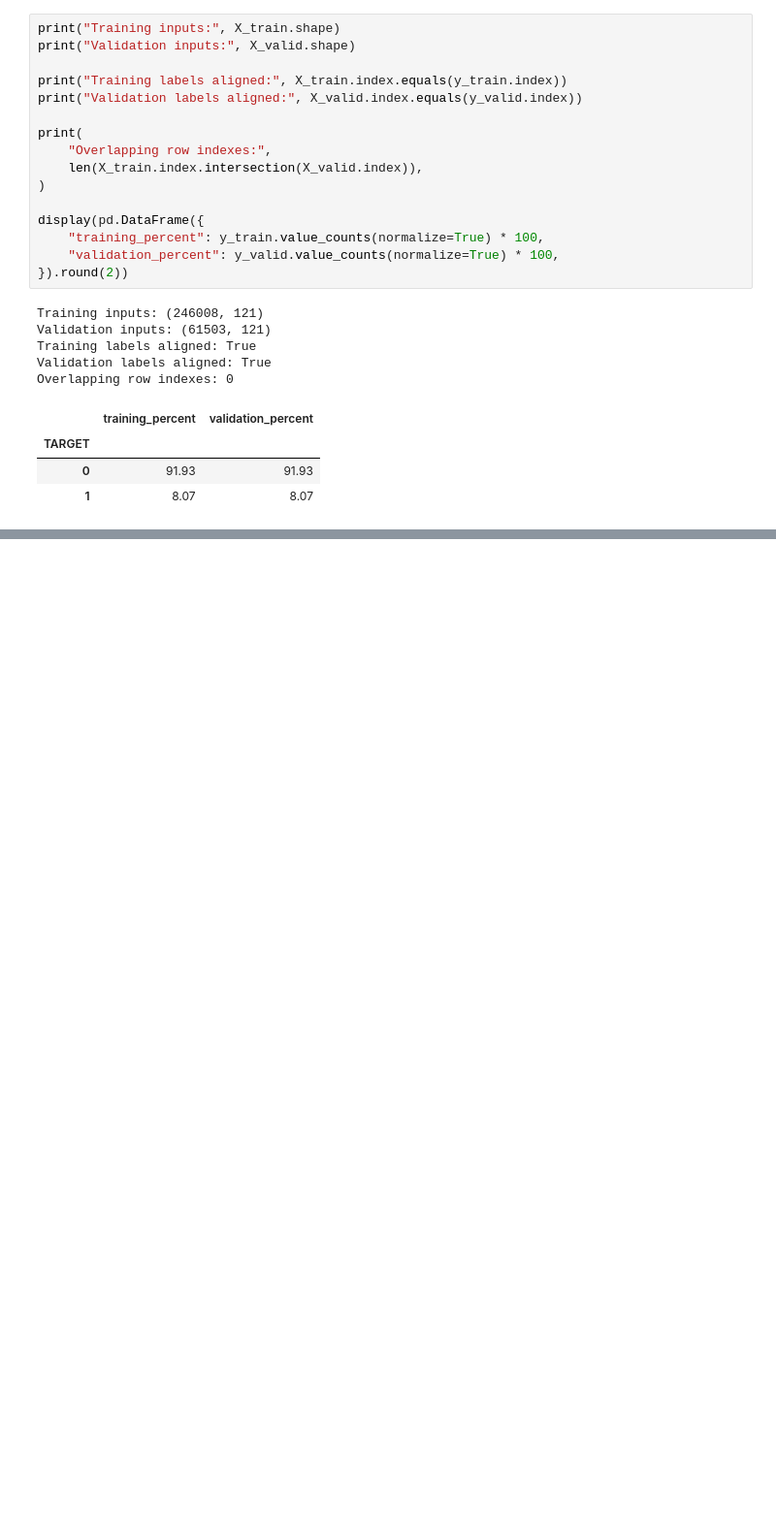
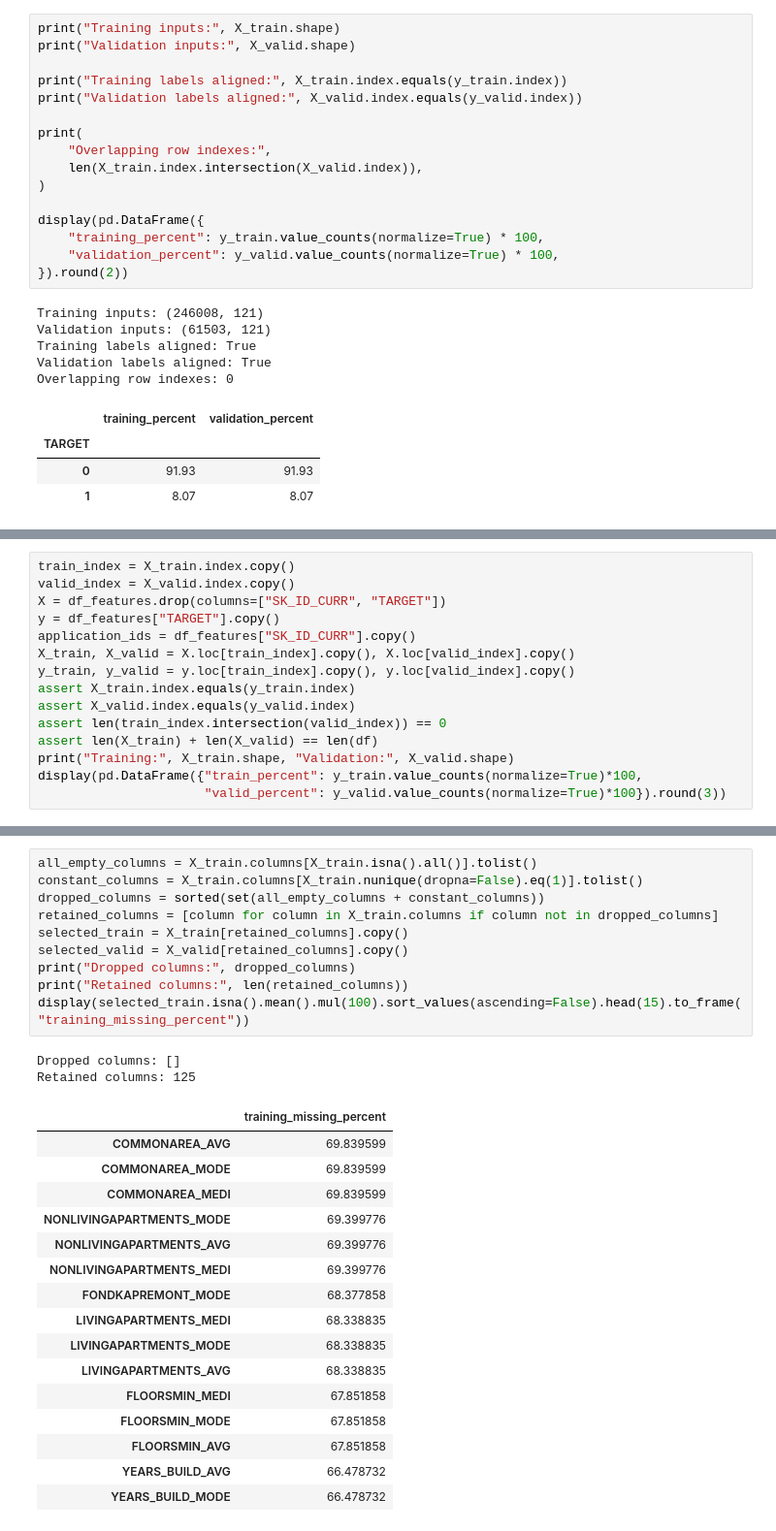
Before and after one commit to 1-AhmedEssam-1/DEPI-Final-project, a Jupyter notebook: notebooks/02_application_preprocessing.ipynb, the cells around one changed output, grey strips where cells are left out. Shown at 97% size. Drawn from its saved outputs; the diff is of its cells as text; blank space fills up the shorter version.

```diff
--- a/notebooks/02_application_preprocessing.ipynb
+++ b/notebooks/02_application_preprocessing.ipynb
@@ -900,0 +753,15 @@ After verification, save artifacts for the labeled application data only:
+# %%
+train_index = X_train.index.copy()
+valid_index = X_valid.index.copy()
+X = df_features.drop(columns=["SK_ID_CURR", "TARGET"])
+y = df_features["TARGET"].copy()
+application_ids = df_features["SK_ID_CURR"].copy()
+X_train, X_valid = X.loc[train_index].copy(), X.loc[valid_index].copy()
+y_train, y_valid = y.loc[train_index].copy(), y.loc[valid_index].copy()
+assert X_train.index.equals(y_train.index)
+assert X_valid.index.equals(y_valid.index)
+assert len(train_index.intersection(valid_index)) == 0
+assert len(X_train) + len(X_valid) == len(df)
+print("Training:", X_train.shape, "Validation:", X_valid.shape)
+display(pd.DataFrame({"train_percent": y_train.value_counts(normalize=True)*100,
+                      "valid_percent": y_valid.value_counts(normalize=True)*100}).round(3))
@@ -900,0 +778,29 @@ After verification, save artifacts for the labeled application data only:
+# %%
+all_empty_columns = X_train.columns[X_train.isna().all()].tolist()
+constant_columns = X_train.columns[X_train.nunique(dropna=False).eq(1)].tolist()
+dropped_columns = sorted(set(all_empty_columns + constant_columns))
+retained_columns = [column for column in X_train.columns if column not in dropped_columns]
+selected_train = X_train[retained_columns].copy()
+selected_valid = X_valid[retained_columns].copy()
+print("Dropped columns:", dropped_columns)
+print("Retained columns:", len(retained_columns))
+display(selected_train.isna().mean().mul(100).sort_values(ascending=False).head(15).to_frame("training_missing_percent"))
+# %% [output]
+Dropped columns: []
+Retained columns: 125
+|  | training_missing_percent |
+| COMMONAREA_AVG | 69.839599 |
+| COMMONAREA_MODE | 69.839599 |
+| COMMONAREA_MEDI | 69.839599 |
+| NONLIVINGAPARTMENTS_MODE | 69.399776 |
+| NONLIVINGAPARTMENTS_AVG | 69.399776 |
+| NONLIVINGAPARTMENTS_MEDI | 69.399776 |
+| FONDKAPREMONT_MODE | 68.377858 |
+| LIVINGAPARTMENTS_MEDI | 68.338835 |
+| LIVINGAPARTMENTS_MODE | 68.338835 |
+| LIVINGAPARTMENTS_AVG | 68.338835 |
+| FLOORSMIN_MEDI | 67.851858 |
+| FLOORSMIN_MODE | 67.851858 |
+| FLOORSMIN_AVG | 67.851858 |
+| YEARS_BUILD_AVG | 66.478732 |
+| YEARS_BUILD_MODE | 66.478732 |
```
Also changed, not shown: parts of 42 cells of this notebook, 45 other files.
